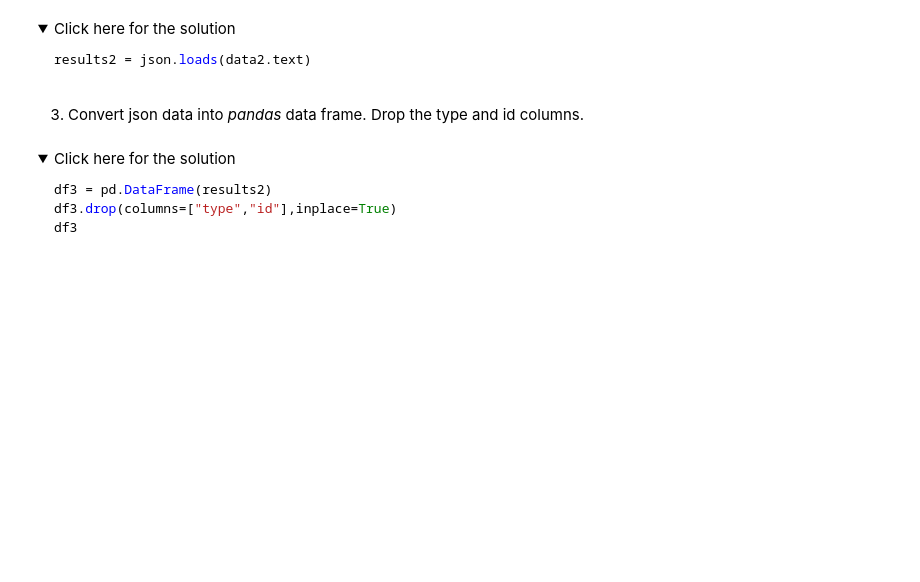
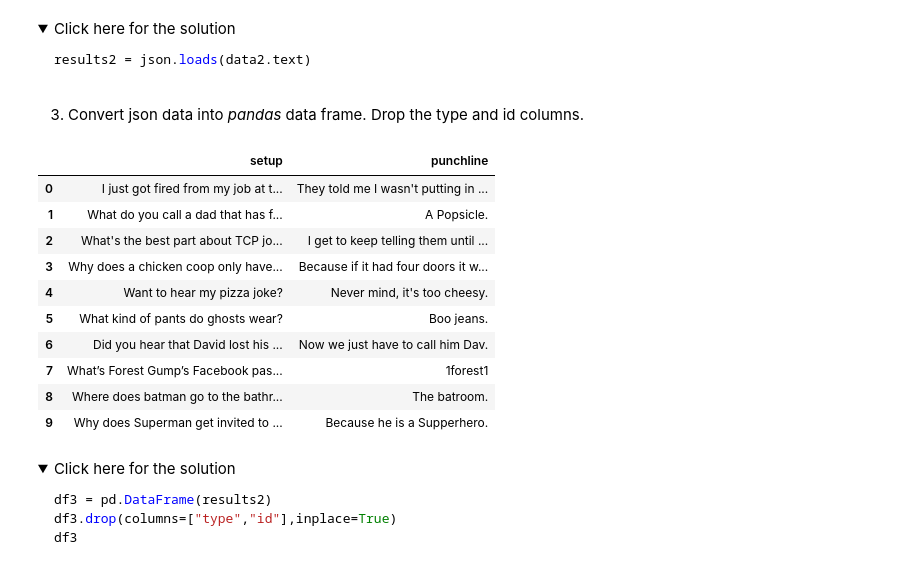
Before and after one commit to bshongwe/ibm-data-science-with-python, a Jupyter notebook: PY0101EN/PY0101EN-5 2_API_2 v2.ipynb, the cells around one changed output. Drawn from its saved outputs; the diff is of its cells as text; code cells hidden in the pictures; folded sections open; blank space fills up the shorter version.

Commit message:
module 5 - part 4 - part 7

```diff
--- a/PY0101EN/PY0101EN-5 2_API_2 v2.ipynb
+++ b/PY0101EN/PY0101EN-5 2_API_2 v2.ipynb
@@ -274,6 +278,7 @@ https://official-joke-api.appspot.com/jokes/ten
 1. Using `requests.get("url")` function, load the data from the URL.
 # %%
 # Write your code here
+data2 = requests.get("https://official-joke-api.appspot.com/jokes/ten")
 # %% [markdown]
 <details><summary>Click here for the solution</summary>
 
@@ -286,6 +291,7 @@ data2 = requests.get("https://official-joke-api.appspot.com/jokes/ten")
 2. Retrieve results using `json.loads()` function.
 # %%
 # Write your code here
+results2 = json.loads(data2.text)
 # %% [markdown]
 <details><summary>Click here for the solution</summary>
 
@@ -298,6 +304,21 @@ results2 = json.loads(data2.text)
 3. Convert json data into *pandas* data frame. Drop the type and id columns.
 # %%
 # Write your code here
+df3 = pd.DataFrame(results2)
+df3.drop(columns=["type","id"],inplace=True)
+df3
+# %% [output]
+|  | setup | punchline |
+| 0 | I just got fired from my job at t... | They told me I wasn't putting in ... |
+| 1 | What do you call a dad that has f... | A Popsicle. |
+| 2 | What's the best part about TCP jo... | I get to keep telling them until ... |
+| 3 | Why does a chicken coop only have... | Because if it had four doors it w... |
+| 4 | Want to hear my pizza joke? | Never mind, it's too cheesy. |
+| 5 | What kind of pants do ghosts wear? | Boo jeans. |
+| 6 | Did you hear that David lost his ... | Now we just have to call him Dav. |
+| 7 | What’s Forest Gump’s Facebook pas... | 1forest1 |
+| 8 | Where does batman go to the bathr... | The batroom. |
+| 9 | Why does Superman get invited to ... | Because he is a Supperhero. |
 # %% [markdown]
 <details><summary>Click here for the solution</summary>
 
```
Also changed, not shown: parts of 1 cell of this notebook.
